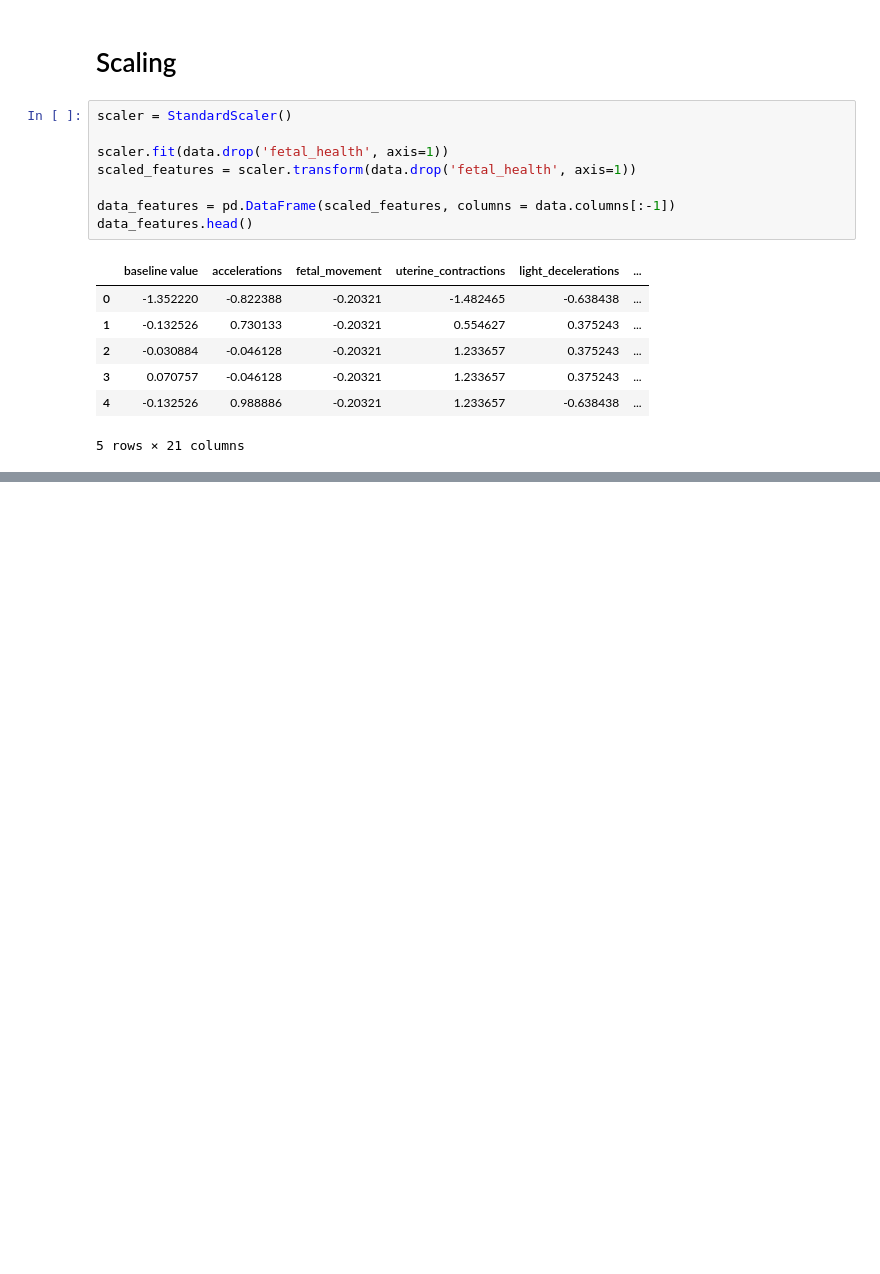
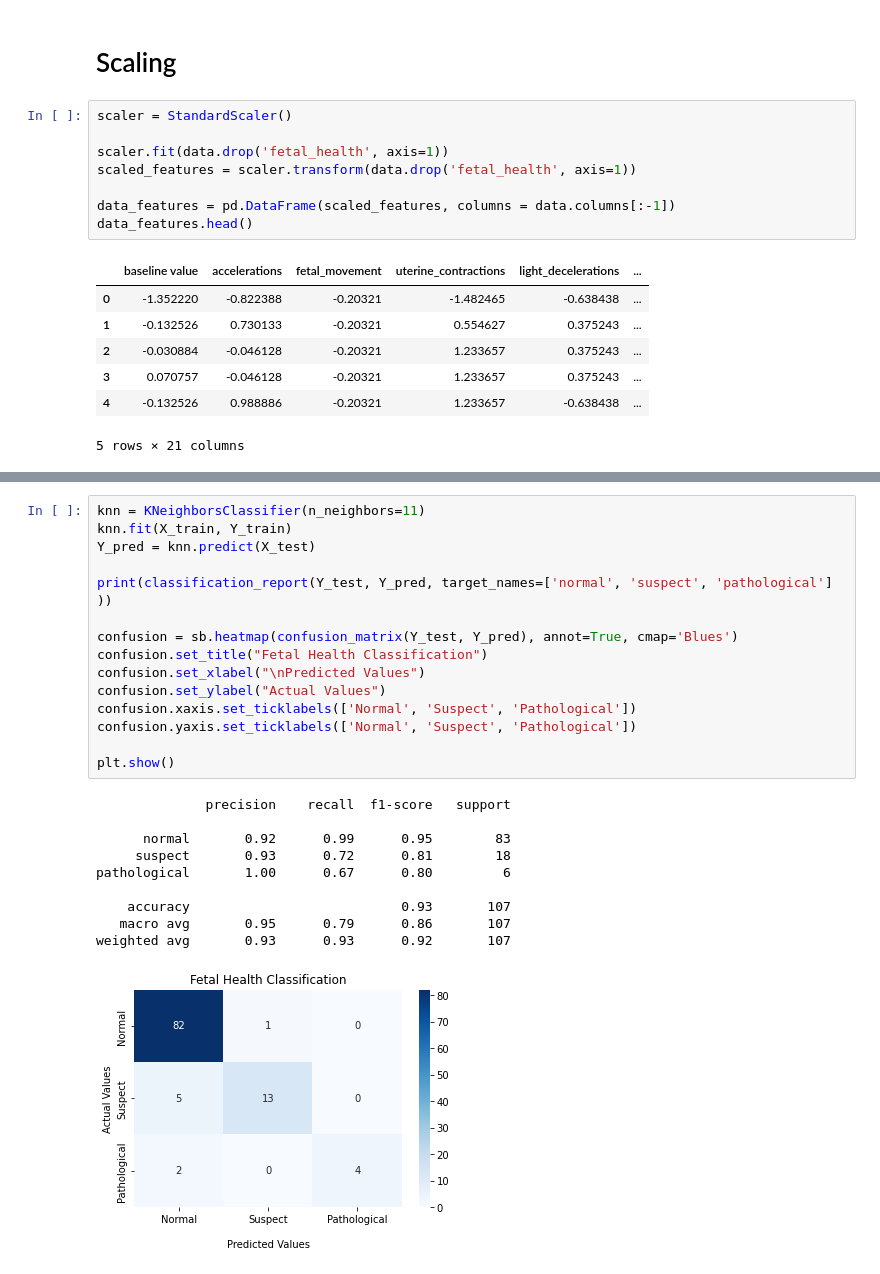
Before and after one commit to nickknapton12/BMEN415_Final_Project, a Jupyter notebook: Classification/Nick/KNN.ipynb, the cells around one changed output, grey strips where cells are left out. Saved outputs shown, nothing was run; the diff lists cells and outputs as text; blank space fills up the shorter version.

```diff
--- a/Classification/Nick/KNN.ipynb
+++ b/Classification/Nick/KNN.ipynb
@@ -86,0 +88,26 @@ print(knn.score(X_test, Y_test))
+# %%
+knn = KNeighborsClassifier(n_neighbors=11)
+knn.fit(X_train, Y_train)
+Y_pred = knn.predict(X_test)
+
+print(classification_report(Y_test, Y_pred, target_names=['normal', 'suspect', 'pathological'] ))
+
+confusion = sb.heatmap(confusion_matrix(Y_test, Y_pred), annot=True, cmap='Blues')
+confusion.set_title("Fetal Health Classification")
+confusion.set_xlabel("\nPredicted Values")
+confusion.set_ylabel("Actual Values")
+confusion.xaxis.set_ticklabels(['Normal', 'Suspect', 'Pathological'])
+confusion.yaxis.set_ticklabels(['Normal', 'Suspect', 'Pathological'])
+
+plt.show()
+# %% [output]
+              precision    recall  f1-score   support
+
+      normal       0.92      0.99      0.95        83
+     suspect       0.93      0.72      0.81        18
+pathological       1.00      0.67      0.80         6
+
+    accuracy                           0.93       107
+   macro avg       0.95      0.79      0.86       107
+weighted avg       0.93      0.93      0.92       107
+[figure, added]
```
Also changed, not shown: parts of 7 cells of this notebook, 1 other file.
